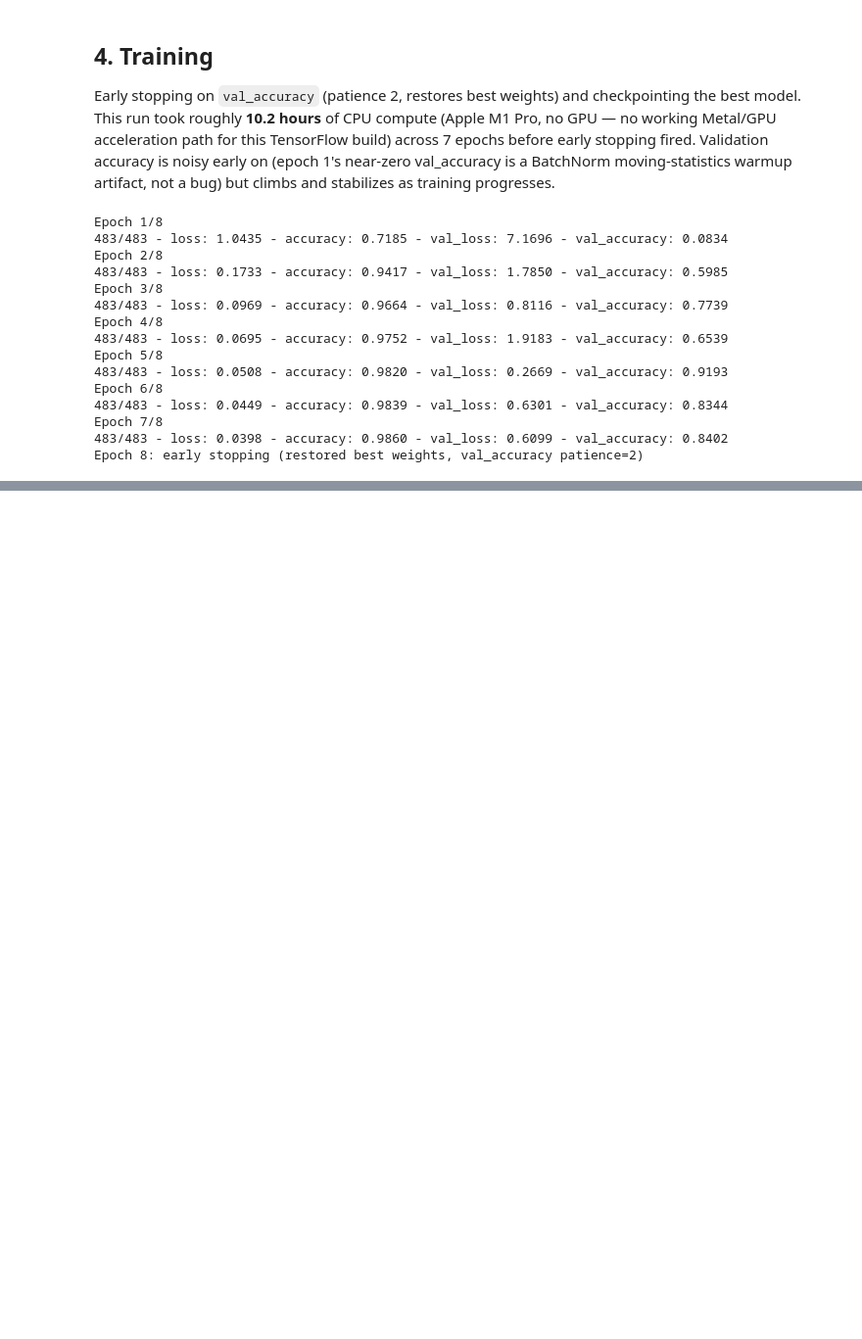
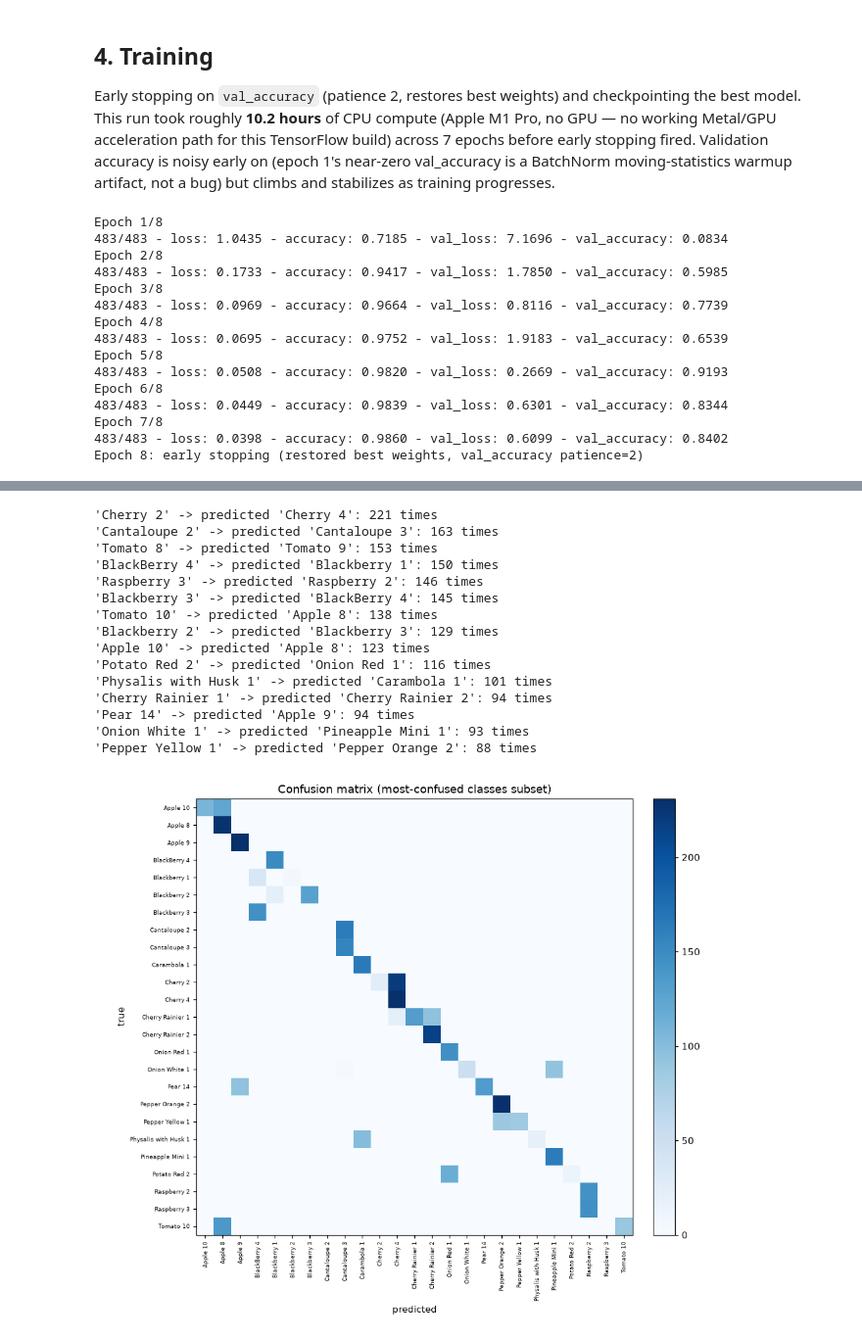
Before and after one commit to arjunsk9876/fruit-match, a Jupyter notebook: notebooks/fruit_classifier.ipynb, the cells around one changed output, grey strips where cells are left out. Shown at 98% size. Saved outputs shown, nothing was run; the diff lists cells and outputs as text; code cells hidden in the pictures; blank space fills up the shorter version.

```diff
--- a/notebooks/fruit_classifier.ipynb
+++ b/notebooks/fruit_classifier.ipynb
@@ -214,0 +234,9 @@ Epoch 8: early stopping (restored best weights, val_accuracy patience=2)
+# %%
+y_true, y_pred_probs = [], []
+for xb, yb in test_ds:
+    y_true.append(yb.numpy())
+    y_pred_probs.append(model.predict(xb, verbose=0))
+y_true = np.concatenate(y_true)
+y_pred = np.concatenate(y_pred_probs).argmax(axis=1)
+
+print(classification_report(y_true, y_pred, target_names=class_names, zero_division=0))
@@ -214,0 +261,38 @@ Epoch 8: early stopping (restored best weights, val_accuracy patience=2)
+# %%
+cm = confusion_matrix(y_true, y_pred)
+cm_off = cm.copy().astype(float)
+np.fill_diagonal(cm_off, 0)
+top_idx = np.dstack(np.unravel_index(np.argsort(-cm_off.ravel()), cm_off.shape))[0][:15]
+top_confused = [(class_names[i], class_names[j], int(cm[i, j]))
+                for i, j in top_idx if cm[i, j] > 0]
+for t, p, c in top_confused:
+    print(f"{t!r} -> predicted {p!r}: {c} times")
+
+worst = sorted({i for t, p, c in top_confused for i in
+                 [class_names.index(t), class_names.index(p)]})[:25]
+sub_cm = cm[np.ix_(worst, worst)]
+sub_names = [class_names[i] for i in worst]
+fig, ax = plt.subplots(figsize=(9, 8))
+im = ax.imshow(sub_cm, cmap="Blues")
+ax.set_xticks(range(len(sub_names))); ax.set_xticklabels(sub_names, rotation=90, fontsize=6)
+ax.set_yticks(range(len(sub_names))); ax.set_yticklabels(sub_names, fontsize=6)
+ax.set_xlabel("predicted"); ax.set_ylabel("true")
+ax.set_title("Confusion matrix (most-confused classes subset)")
+plt.colorbar(im, fraction=0.046, pad=0.04); plt.tight_layout(); plt.show()
+# %% [output]
+'Cherry 2' -> predicted 'Cherry 4': 221 times
+'Cantaloupe 2' -> predicted 'Cantaloupe 3': 163 times
+'Tomato 8' -> predicted 'Tomato 9': 153 times
+'BlackBerry 4' -> predicted 'Blackberry 1': 150 times
+'Raspberry 3' -> predicted 'Raspberry 2': 146 times
+'Blackberry 3' -> predicted 'BlackBerry 4': 145 times
+'Tomato 10' -> predicted 'Apple 8': 138 times
+'Blackberry 2' -> predicted 'Blackberry 3': 129 times
+'Apple 10' -> predicted 'Apple 8': 123 times
+'Potato Red 2' -> predicted 'Onion Red 1': 116 times
+'Physalis with Husk 1' -> predicted 'Carambola 1': 101 times
+'Cherry Rainier 1' -> predicted 'Cherry Rainier 2': 94 times
+'Pear 14' -> predicted 'Apple 9': 94 times
+'Onion White 1' -> predicted 'Pineapple Mini 1': 93 times
+'Pepper Yellow 1' -> predicted 'Pepper Orange 2': 88 times
+[figure, added]
```
Also changed, not shown: parts of 4 cells of this notebook.
